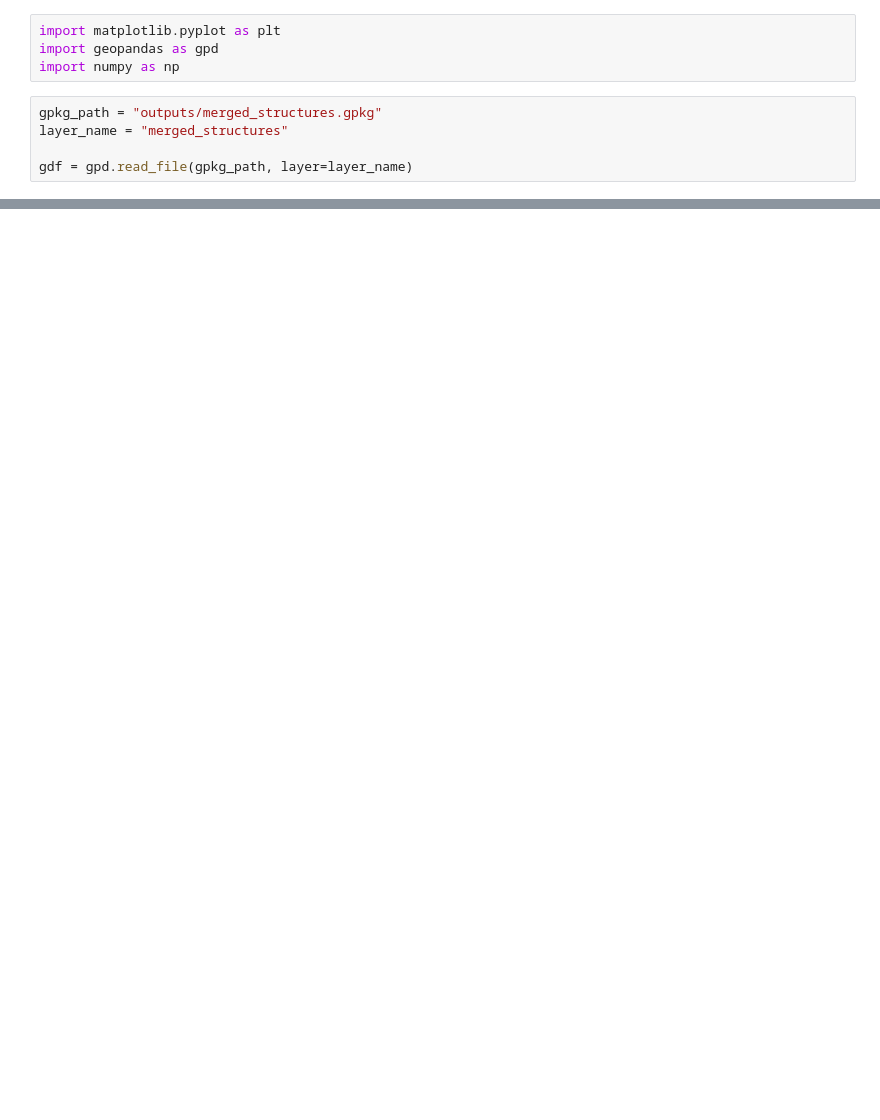
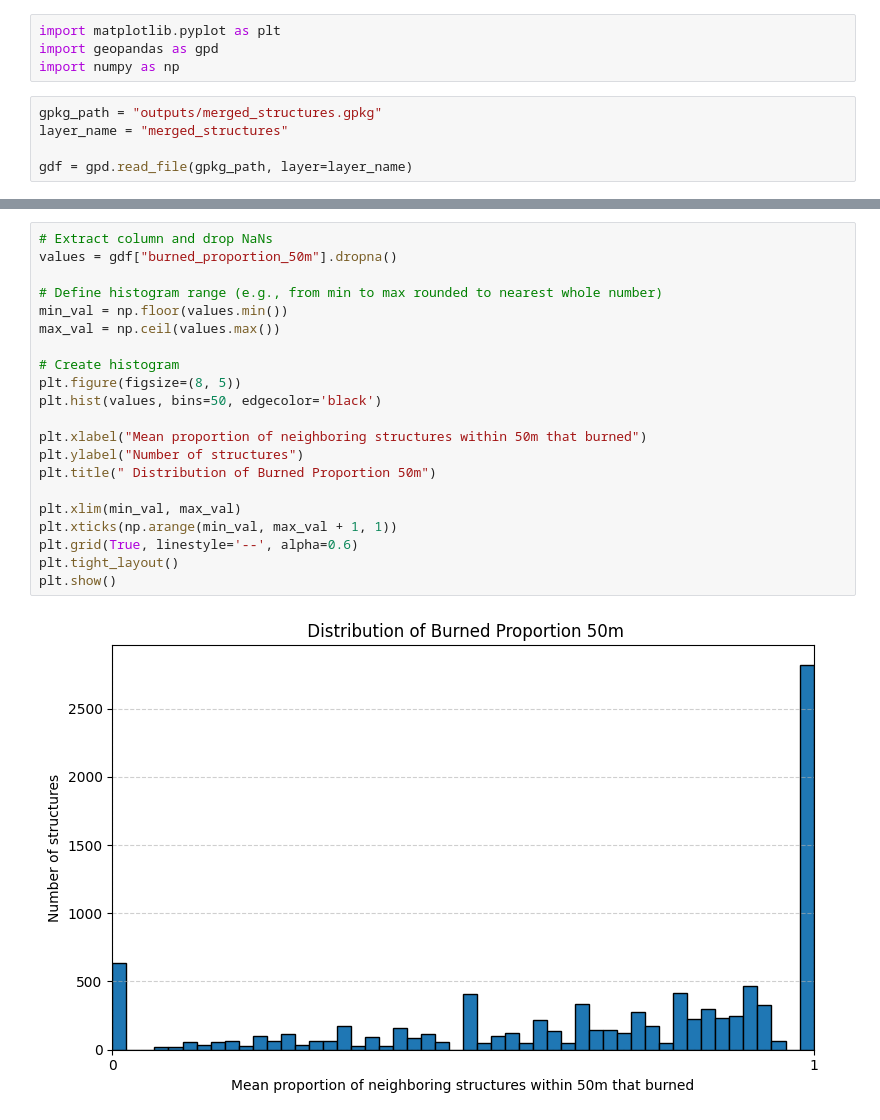
Before and after one commit to natedailey7/eaton-fire-structure-analysis, a Jupyter notebook: histograms.ipynb, the cells around one changed output, grey strips where cells are left out. Cells and saved outputs as stored; diff of their text form; blank space fills up the shorter version.

```diff
--- a/histograms.ipynb
+++ b/histograms.ipynb
@@ -65,0 +66,23 @@ plt.show()
+# %%
+# Extract column and drop NaNs
+values = gdf["burned_proportion_50m"].dropna()
+
+# Define histogram range (e.g., from min to max rounded to nearest whole number)
+min_val = np.floor(values.min())
+max_val = np.ceil(values.max())
+
+# Create histogram
+plt.figure(figsize=(8, 5))
+plt.hist(values, bins=50, edgecolor='black')
+
+plt.xlabel("Mean proportion of neighboring structures within 50m that burned")
+plt.ylabel("Number of structures")
+plt.title(" Distribution of Burned Proportion 50m")
+
+plt.xlim(min_val, max_val)
+plt.xticks(np.arange(min_val, max_val + 1, 1))
+plt.grid(True, linestyle='--', alpha=0.6)
+plt.tight_layout()
+plt.show()
+# %% [output]
+[figure, added]
```
Also changed, not shown: parts of 4 cells of this notebook.
